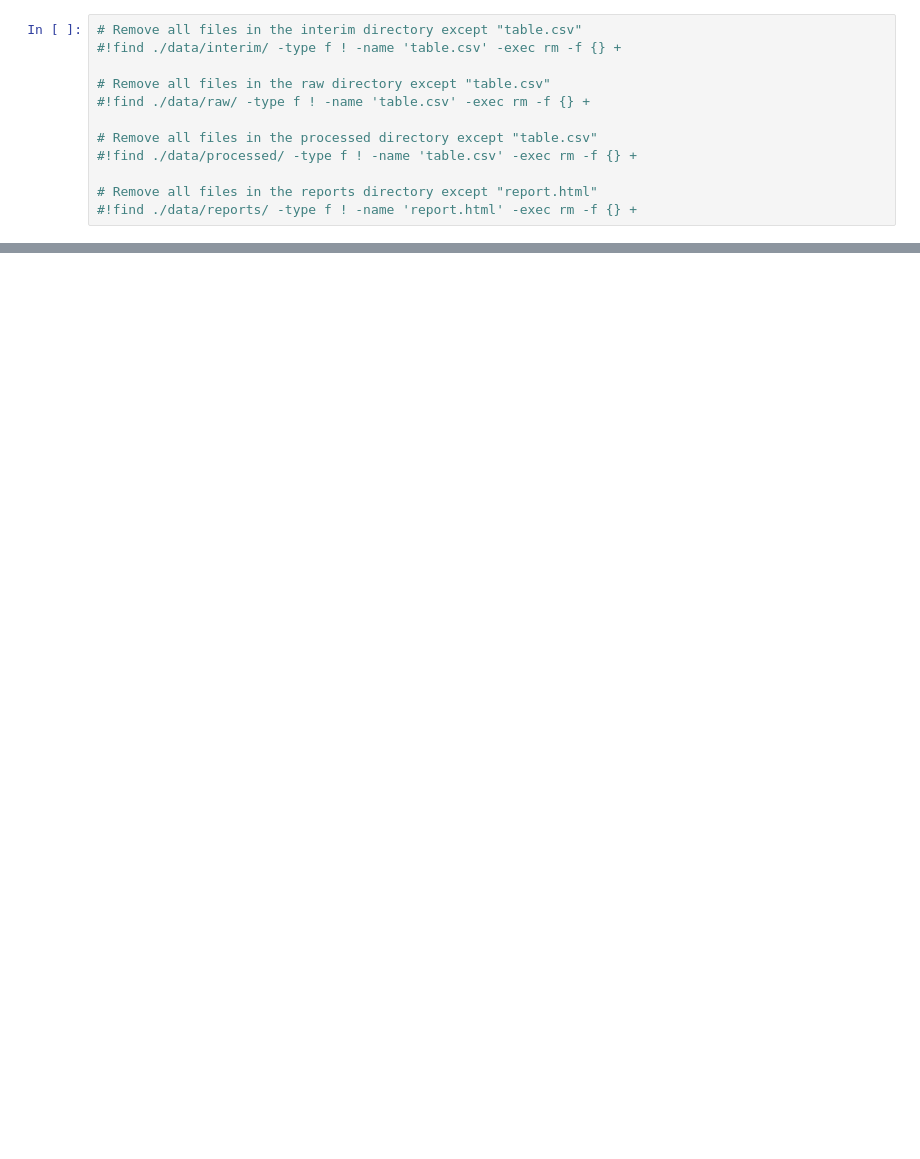
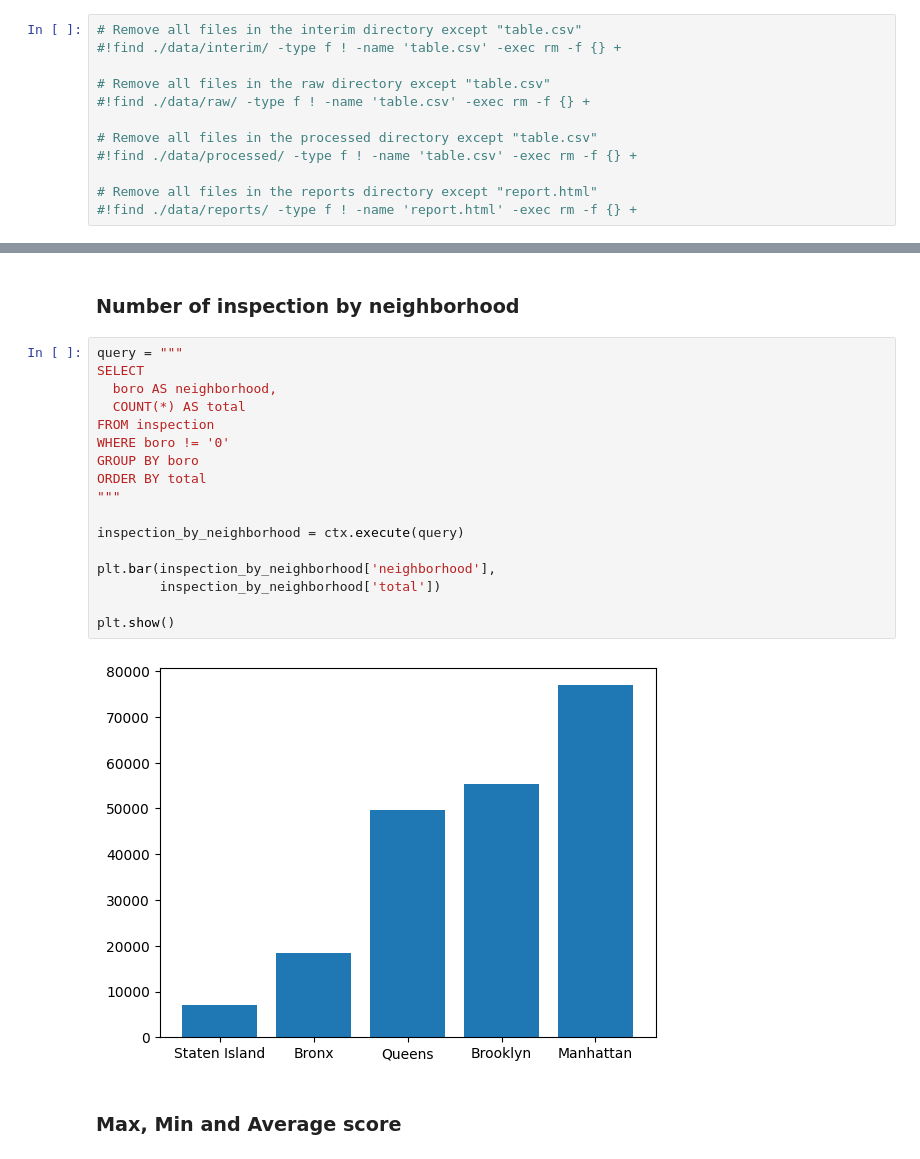
Before and after one commit to mathewsrc/ETL-Chicago-Cafe-Permits, a Jupyter notebook: notebooks/gov_etl.ipynb, the cells around one changed output, grey strips where cells are left out. Cells and saved outputs as stored; diff of their text form; blank space fills up the shorter version.

```diff
--- a/notebooks/gov_etl.ipynb
+++ b/notebooks/gov_etl.ipynb
@@ -745,0 +857,23 @@ https://data.lacity.org/
+# %% [markdown]
+### Number of inspection by neighborhood
+# %%
+query = """
+SELECT
+  boro AS neighborhood,
+  COUNT(*) AS total
+FROM inspection
+WHERE boro != '0'
+GROUP BY boro
+ORDER BY total
+"""
+
+inspection_by_neighborhood = ctx.execute(query)
+
+plt.bar(inspection_by_neighborhood['neighborhood'],
+        inspection_by_neighborhood['total'])
+
+plt.show()
+# %% [output]
+[figure, added]
+# %% [markdown]
+### Max, Min and Average score
```
Also changed, not shown: parts of 45 cells of this notebook.
